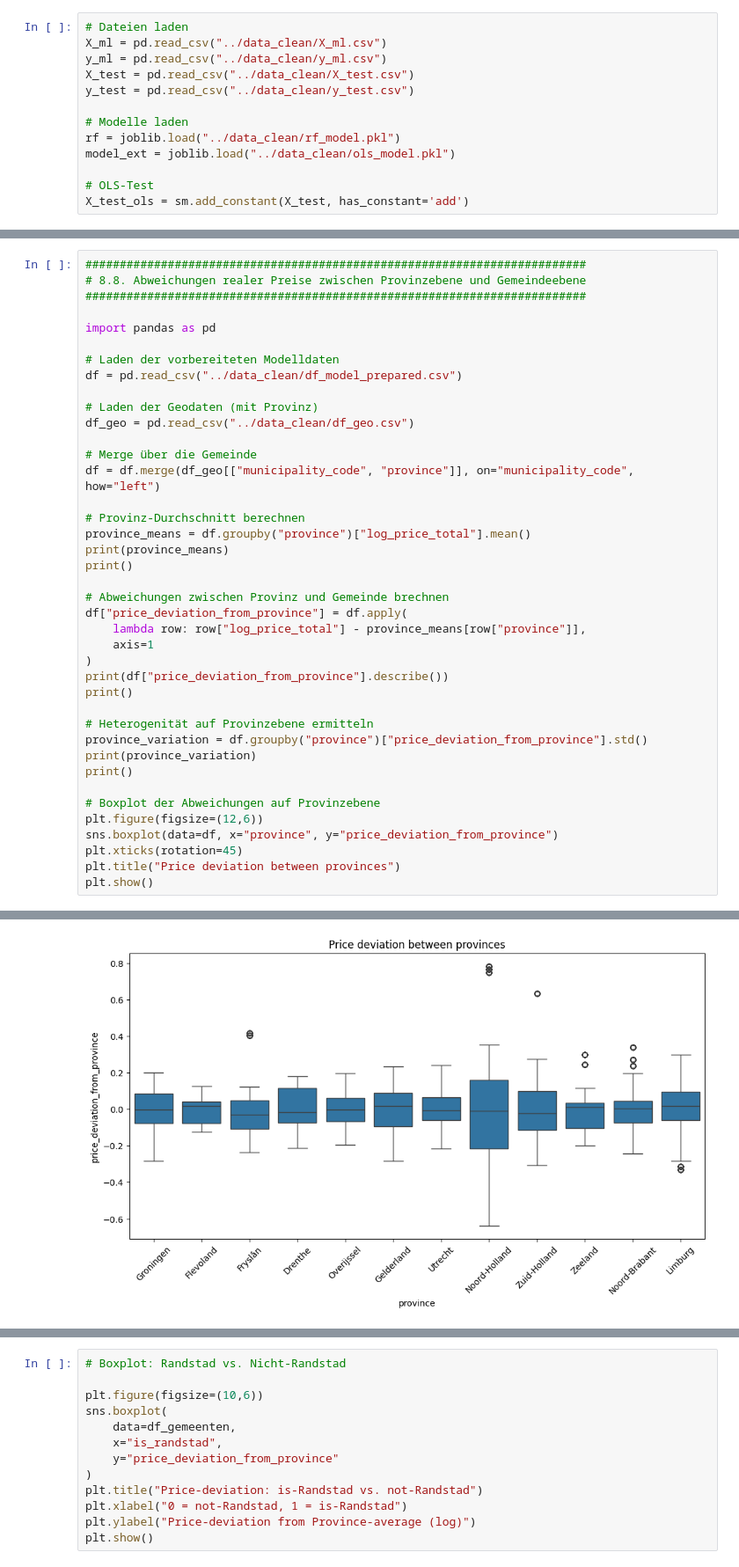
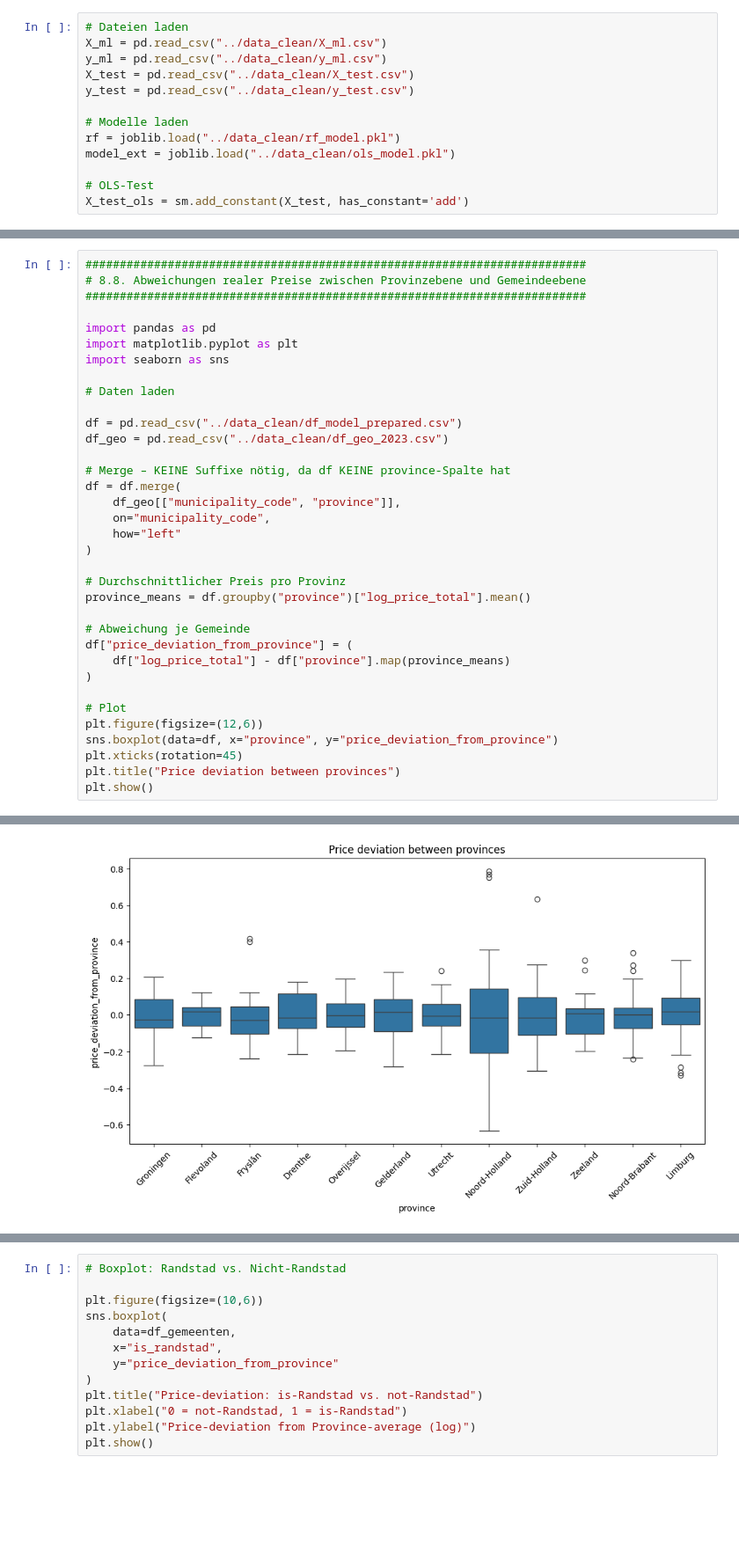
Before and after one commit to StefanKermann/pricing_on_the_dutch_housing_market, a Jupyter notebook: notebooks/08_residue_analyse.ipynb, the cells around one changed output, grey strips where cells are left out. Shown at 88% size. Saved outputs shown, nothing was run; the diff lists cells and outputs as text; blank space fills up the shorter version.

```diff
--- a/notebooks/08_residue_analyse.ipynb
+++ b/notebooks/08_residue_analyse.ipynb
@@ -180,35 +337,30 @@ strong multicollinearity or other numerical problems.
 #########################################################################
 
 import pandas as pd
+import matplotlib.pyplot as plt
+import seaborn as sns
 
-# Laden der vorbereiteten Modelldaten
+# Daten laden
+
 df = pd.read_csv("../data_clean/df_model_prepared.csv")
+df_geo = pd.read_csv("../data_clean/df_geo_2023.csv")
 
-# Laden der Geodaten (mit Provinz)
-df_geo = pd.read_csv("../data_clean/df_geo.csv")
+# Merge – KEINE Suffixe nötig, da df KEINE province-Spalte hat
+df = df.merge(
+    df_geo[["municipality_code", "province"]],
+    on="municipality_code",
+    how="left"
+)
 
-# Merge über die Gemeinde
-df = df.merge(df_geo[["municipality_code", "province"]], on="municipality_code", how="left")
+# Durchschnittlicher Preis pro Provinz
+province_means = df.groupby("province")["log_price_total"].mean()
 
-# Provinz-Durchschnitt berechnen
-province_means = df.groupby("province")["log_price_total"].mean()
-print(province_means)
-print()
+# Abweichung je Gemeinde
+df["price_deviation_from_province"] = (
+    df["log_price_total"] - df["province"].map(province_means)
+)
 
-# Abweichungen zwischen Provinz und Gemeinde brechnen
-df["price_deviation_from_province"] = df.apply(
-    lambda row: row["log_price_total"] - province_means[row["province"]],
-    axis=1
-)
-print(df["price_deviation_from_province"].describe())
-print()
-
-# Heterogenität auf Provinzebene ermitteln
-province_variation = df.groupby("province")["price_deviation_from_province"].std()
-print(province_variation)
-print()
-
-# Boxplot der Abweichungen auf Provinzebene
+# Plot
 plt.figure(figsize=(12,6))
 sns.boxplot(data=df, x="province", y="price_deviation_from_province")
 plt.xticks(rotation=45)
@@ -235 +370 @@ Name: price_deviation_from_province, dtype: float64
-[figure, old version]
+[figure, new version]
```
Also changed, not shown: parts of 19 cells of this notebook, 10 other files.
